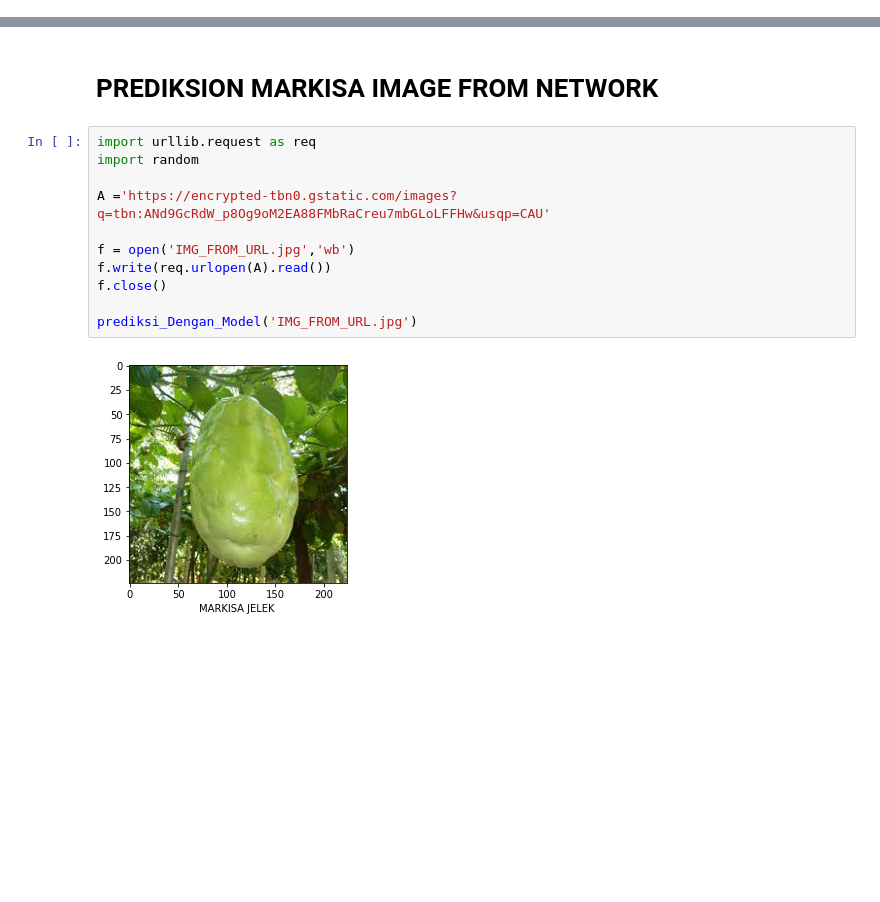
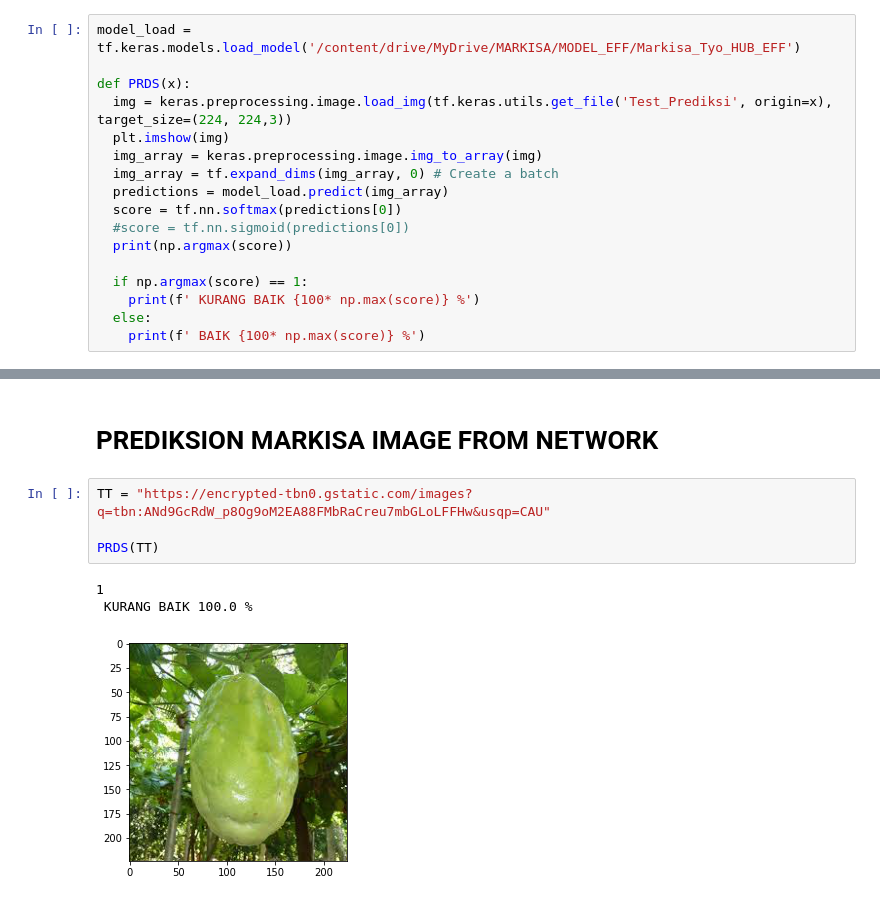
Before and after one commit to 3ndung/Markisa_Machine_Learning_Tyo, a Jupyter notebook: Markisa_Tyo_HUB_EFF.ipynb, the cells around one changed output, grey strips where cells are left out. Saved outputs shown, nothing was run; the diff lists cells and outputs as text; blank space fills up the shorter version.

```diff
--- a/Markisa_Tyo_HUB_EFF.ipynb
+++ b/Markisa_Tyo_HUB_EFF.ipynb
@@ -256,0 +240,17 @@ def prediksi_Dengan_Model(x):
+# %%
+model_load = tf.keras.models.load_model('/content/drive/MyDrive/MARKISA/MODEL_EFF/Markisa_Tyo_HUB_EFF')
+
+def PRDS(x):
+  img = keras.preprocessing.image.load_img(tf.keras.utils.get_file('Test_Prediksi', origin=x), target_size=(224, 224,3))
+  plt.imshow(img)
+  img_array = keras.preprocessing.image.img_to_array(img)
+  img_array = tf.expand_dims(img_array, 0) # Create a batch
+  predictions = model_load.predict(img_array)
+  score = tf.nn.softmax(predictions[0])
+  #score = tf.nn.sigmoid(predictions[0])
+  print(np.argmax(score))
+
+  if np.argmax(score) == 1:
+    print(f' KURANG BAIK {100* np.max(score)} %')
+  else:
+    print(f' BAIK {100* np.max(score)} %')
@@ -257,15 +275,10 @@ def prediksi_Dengan_Model(x):
 # %% [markdown]
 # **PREDIKSION MARKISA IMAGE FROM NETWORK**
-# %%
-import urllib.request as req
-import random
-
-A ='https://encrypted-tbn0.gstatic.com/images?q=tbn:ANd9GcRdW_p8Og9oM2EA88FMbRaCreu7mbGLoLFFHw&usqp=CAU'
-
-f = open('IMG_FROM_URL.jpg','wb')
-f.write(req.urlopen(A).read())
-f.close()
-
-prediksi_Dengan_Model('IMG_FROM_URL.jpg')
-# %% [output]
-[figure, removed]
+# %%
+TT = "https://encrypted-tbn0.gstatic.com/images?q=tbn:ANd9GcRdW_p8Og9oM2EA88FMbRaCreu7mbGLoLFFHw&usqp=CAU"
+
+PRDS(TT)
+# %% [output]
+1
+ KURANG BAIK 100.0 %
+[figure, added]
```
Also changed, not shown: parts of 12 cells of this notebook.
